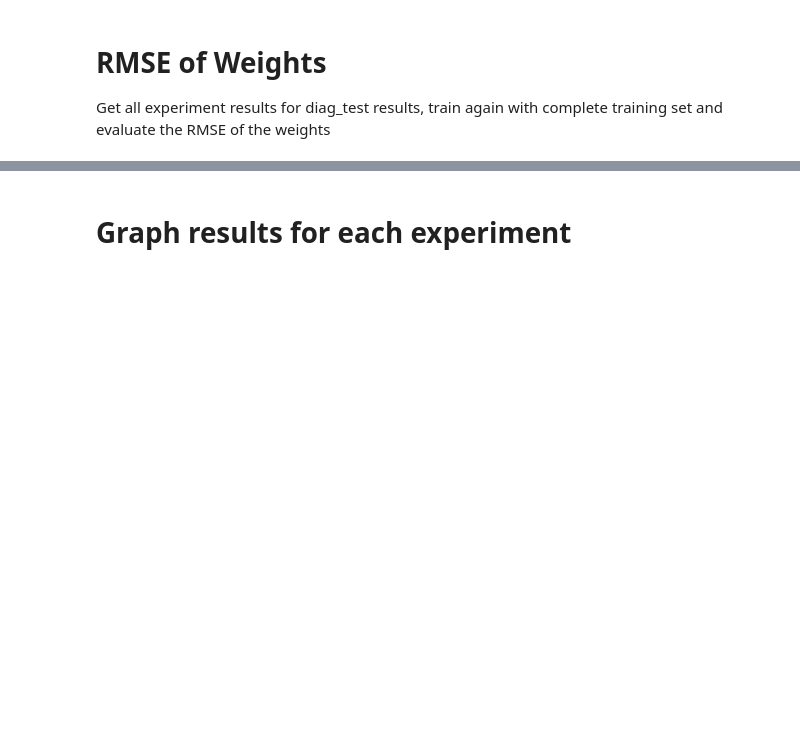
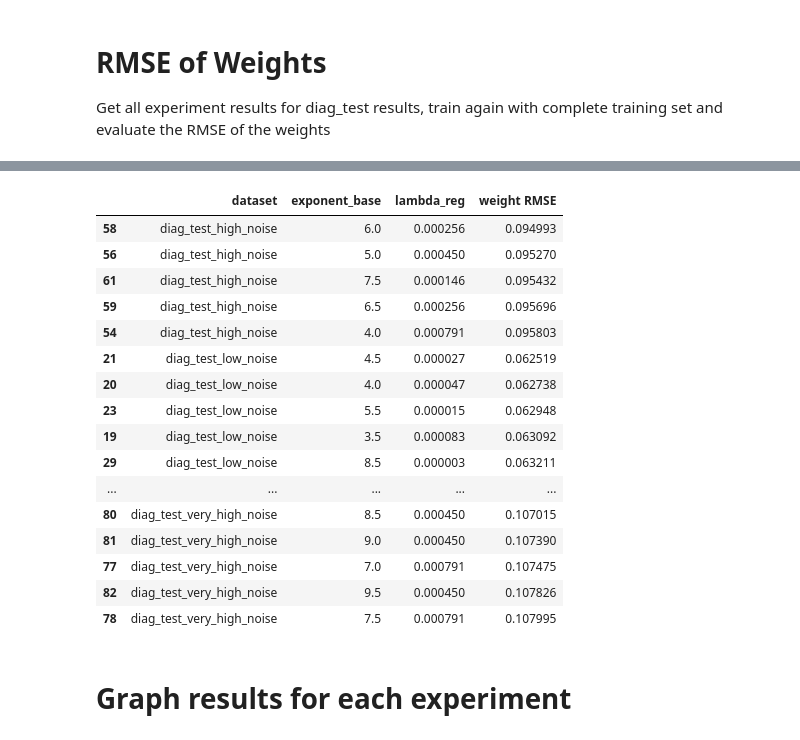
Before and after one commit to krenzland/prior-information, a Jupyter notebook: notebooks/012-DiagonalTestData.ipynb, the cells around one changed output, grey strips where cells are left out. Cells and saved outputs as stored; diff of their text form; code cells hidden in the pictures; blank space fills up the shorter version.

Commit message:
Update TestData notebook with more results.
Add better data presentation.

```diff
--- a/notebooks/012-DiagonalTestData.ipynb
+++ b/notebooks/012-DiagonalTestData.ipynb
@@ -96,7 +98,8 @@ def calculate_weights(res):
     X_test, y_test = get_xy(test)
     estimator = SGRegressionLearner(res.grid_config, res.regularization_config, res.solver_config, res.final_solver_config, res.adaptivity_config)
     estimator.fit(X_train, y_train)
-    return res.experiment.dataset, res.regularization_config.exponent_base, estimator.get_weights()
+    return res.experiment.dataset, res.regularization_config.exponent_base, res.regularization_config.lambda_reg,\
+            estimator.get_weights()
 # %%
 # First get the estimators with the best CV-MSE from the database
 ses = model.make_session()
@@ -117,10 +120,10 @@ best_weights = calculate_best_weights(best_results)
 # %%
 def calculate_weight_RMSE(weights, ideal_weights):
     errors = []
-    for (d, e, w) in weights:
+    for (d, e, l, w) in weights:
         diff = np.subtract(w, ideal_weights)
         se = np.square(diff).sum()
         mse = (1.0/ideal_weights.shape[0]) * se
         rmse = np.sqrt(mse)
-        errors.append((d, e, rmse))
-    return pd.DataFrame(errors, columns=["dataset", "exponent_base", "weight RMSE"])
+        errors.append((d, e, l, rmse))
+    return pd.DataFrame(errors, columns=["dataset", "exponent_base", "lambda_reg", "weight RMSE"])
@@ -146,0 +130,4 @@ calculate_weight_RMSE(best_weights, weights)
+# %%
+weights_RMSE = calculate_weight_RMSE(best_weights, weights).sort_values(['dataset', 'weight RMSE']).\
+    groupby("dataset", as_index=False)
+weights_RMSE.first()
@@ -147,3 +140,23 @@ calculate_weight_RMSE(best_weights, weights)
+# %%
+weights_RMSE.head(5)
+# %% [output]
+|  | dataset | exponent_base | lambda_reg | weight RMSE |
+| 58 | diag_test_high_noise | 6.0 | 0.000256 | 0.094993 |
+| 56 | diag_test_high_noise | 5.0 | 0.000450 | 0.095270 |
+| 61 | diag_test_high_noise | 7.5 | 0.000146 | 0.095432 |
+| 59 | diag_test_high_noise | 6.5 | 0.000256 | 0.095696 |
+| 54 | diag_test_high_noise | 4.0 | 0.000791 | 0.095803 |
+| 21 | diag_test_low_noise | 4.5 | 0.000027 | 0.062519 |
+| 20 | diag_test_low_noise | 4.0 | 0.000047 | 0.062738 |
+| 23 | diag_test_low_noise | 5.5 | 0.000015 | 0.062948 |
+| 19 | diag_test_low_noise | 3.5 | 0.000083 | 0.063092 |
+| 29 | diag_test_low_noise | 8.5 | 0.000003 | 0.063211 |
+| ... | ... | ... | ... | ... |
+| 80 | diag_test_very_high_noise | 8.5 | 0.000450 | 0.107015 |
+| 81 | diag_test_very_high_noise | 9.0 | 0.000450 | 0.107390 |
+| 77 | diag_test_very_high_noise | 7.0 | 0.000791 | 0.107475 |
+| 82 | diag_test_very_high_noise | 9.5 | 0.000450 | 0.107826 |
+| 78 | diag_test_very_high_noise | 7.5 | 0.000791 | 0.107995 |
 # %% [markdown]
 # Graph results for each experiment
 # %%
```
Also changed, not shown: parts of 11 cells of this notebook.
